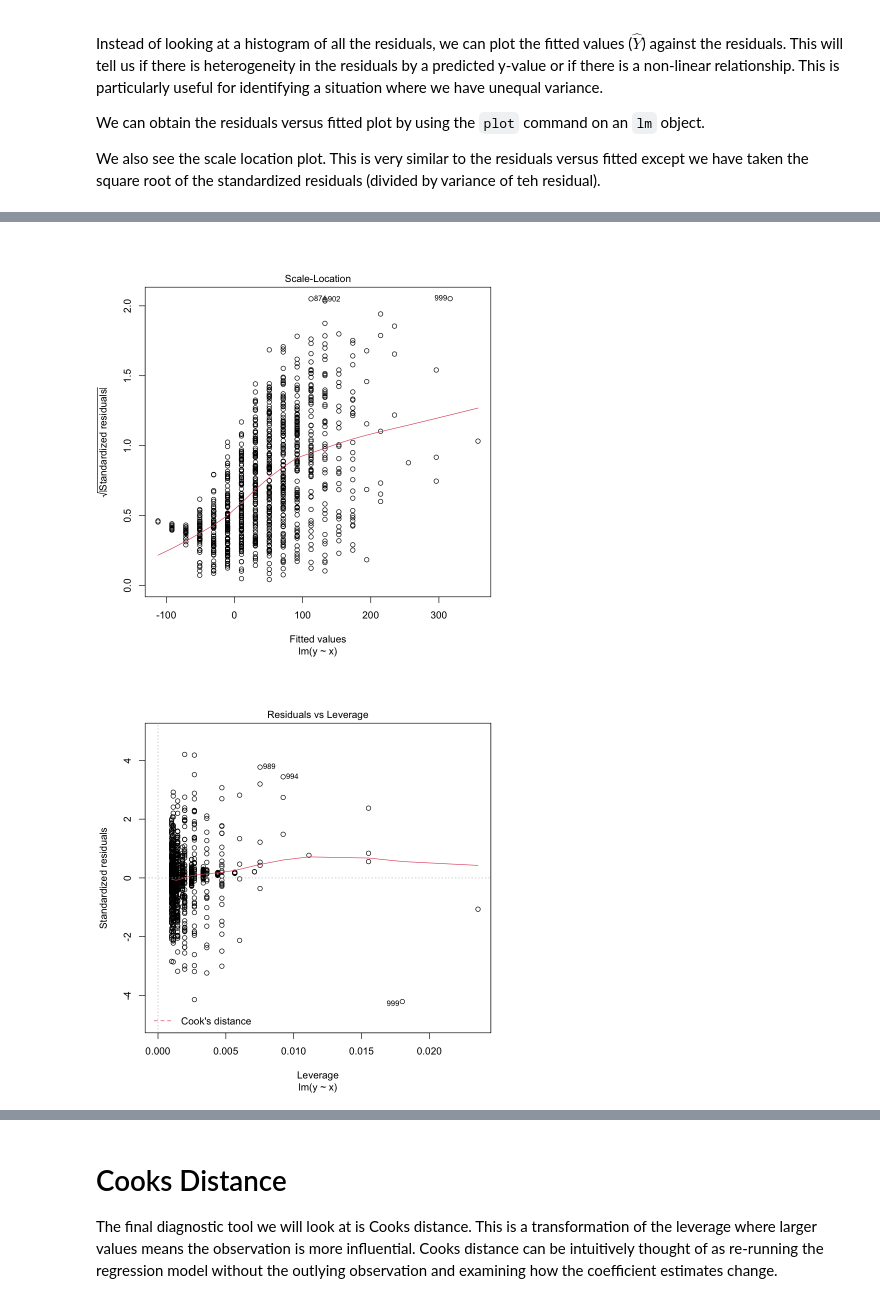
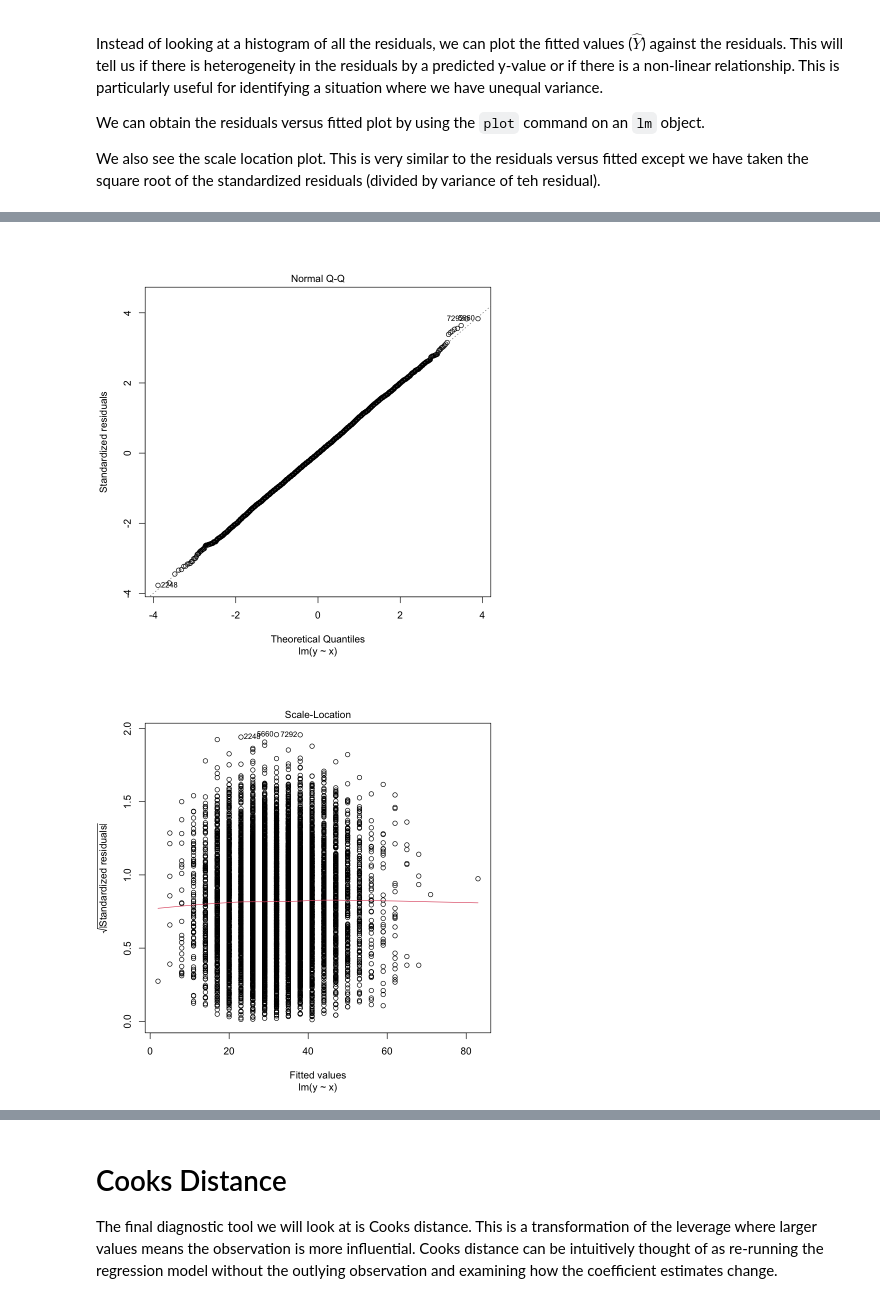
Before and after one commit to computationalUncertaintyLab/2021F_AlgLabII, a Jupyter notebook: lab08/Lab08.ipynb, the cells around one changed output, grey strips where cells are left out. Cells and saved outputs as stored; diff of their text form; code cells hidden in the pictures.

```diff
--- a/lab08/Lab08.ipynb
+++ b/lab08/Lab08.ipynb
@@ -247,5 +248,14 @@ abline(a=0,b=1)
 # %%
-samples <- rnorm(1000,10,10)
-qqnorm(samples/sd(samples))
+y <- rep(0,1000)
+x <- rpois(1000,10)
+
+for (i in 1:1000){
+    y[i] <- rnorm(1,2+3*x[i],1)
+}
+
+fit <- lm(y~x)
+resid <- residuals(fit)
+hist(resid)
+qqnorm(resid)
 abline(a=0,b=1)
 # %% [output]
@@ -260,15 +271,17 @@ We can obtain the residuals versus fitted plot by using the `plot` command on an
 
 We also see the scale location plot. This is very similar to the residuals versus fitted except we have taken the square root of the standardized residuals (divided by variance of teh residual).
 # %%
-y <- rep(0,1000)
-x <- sort(rpois(1000,10))
+y <- rep(0,10000)
+x <- sort(rpois(10000,10))
 #print (x)
 
-for (i in 1:1000){
+for (i in 1:10000){
     ### y_i ~ N( 2 + 3*x_i,sigma^2)
     ### y_i ~ 2 + 3*x_i + epsilon where epsilon ~ N(0,sigma^2)
-    y[i] <- rnorm(1,2 + 3*x[i],i)
+    y[i] <- rnorm(1,2 + 3*x[i],1)
 }
 
-plot(lm(y~x))
+fit <- lm(y~x)
+plot(x,y)
+plot(fit)
 # %% [output]
@@ -277,2 +290,2 @@ plot(lm(y~x))
-[figure, old version]
+[figure, new version]
-[figure, old version]
+[figure, new version]
```
Also changed, not shown: parts of 11 cells of this notebook, 1 other file.
